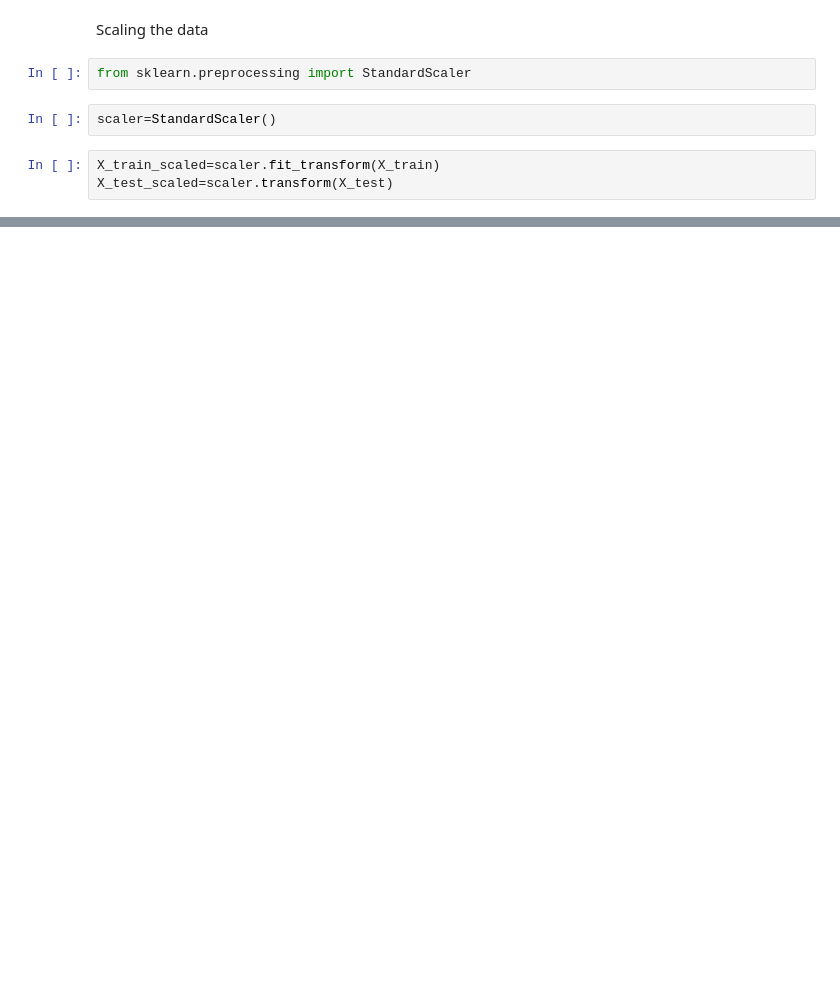
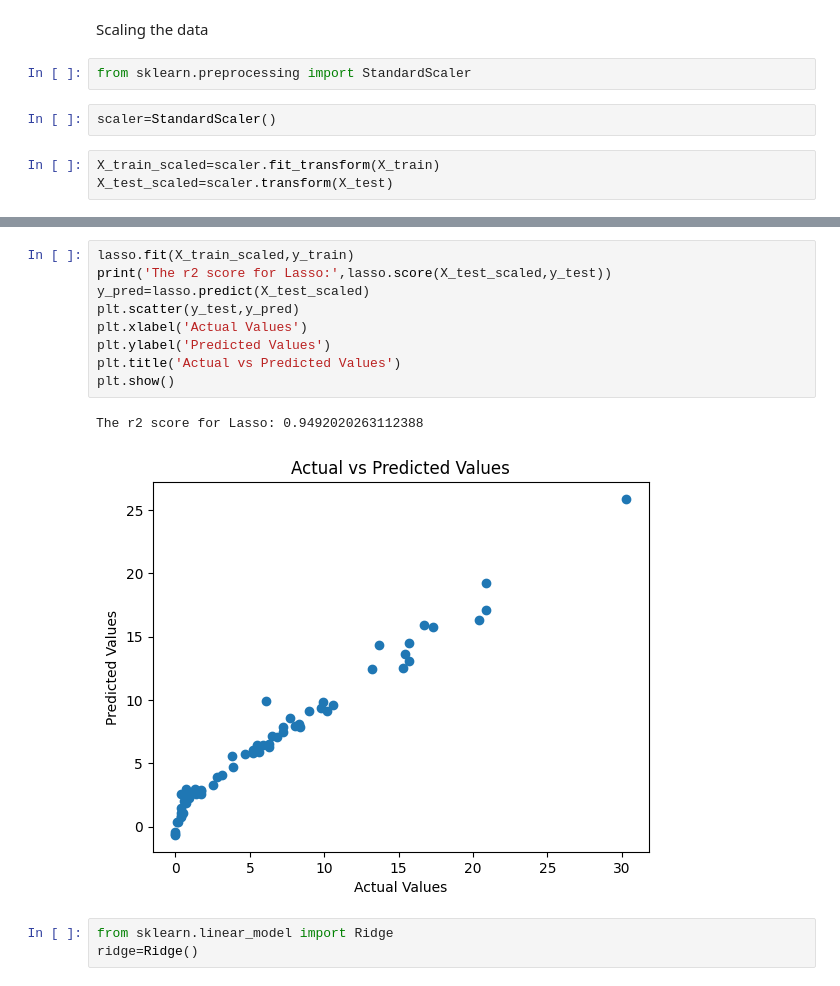
Before and after one commit to vivek-anand-singh/AlgerianForestFireAnalysis, a Jupyter notebook: ModelTraining.ipynb, the cells around one changed output, grey strips where cells are left out. Drawn from its saved outputs; the diff is of its cells as text; blank space fills up the shorter version.

```diff
--- a/ModelTraining.ipynb
+++ b/ModelTraining.ipynb
@@ -133,0 +168,15 @@ Text(0.5, 1.0, 'Box Plot of the Features after Scaling')
+# %%
+lasso.fit(X_train_scaled,y_train)
+print('The r2 score for Lasso:',lasso.score(X_test_scaled,y_test))
+y_pred=lasso.predict(X_test_scaled)
+plt.scatter(y_test,y_pred)
+plt.xlabel('Actual Values')
+plt.ylabel('Predicted Values')
+plt.title('Actual vs Predicted Values')
+plt.show()
+# %% [output]
+The r2 score for Lasso: 0.9492020263112388
+[figure, added]
+# %%
+from sklearn.linear_model import Ridge
+ridge=Ridge()
```
Also changed, not shown: parts of 14 cells of this notebook.
